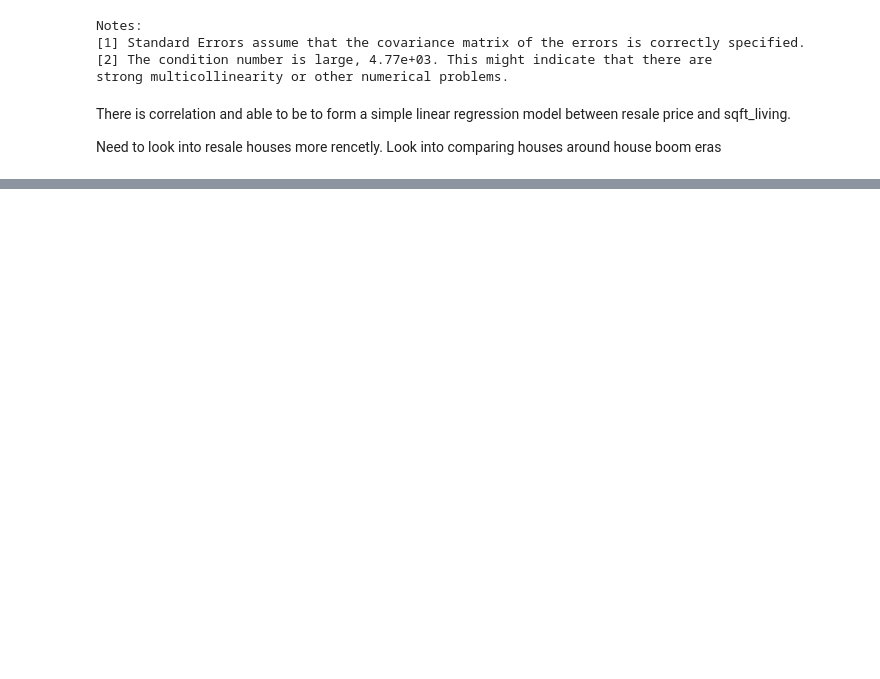
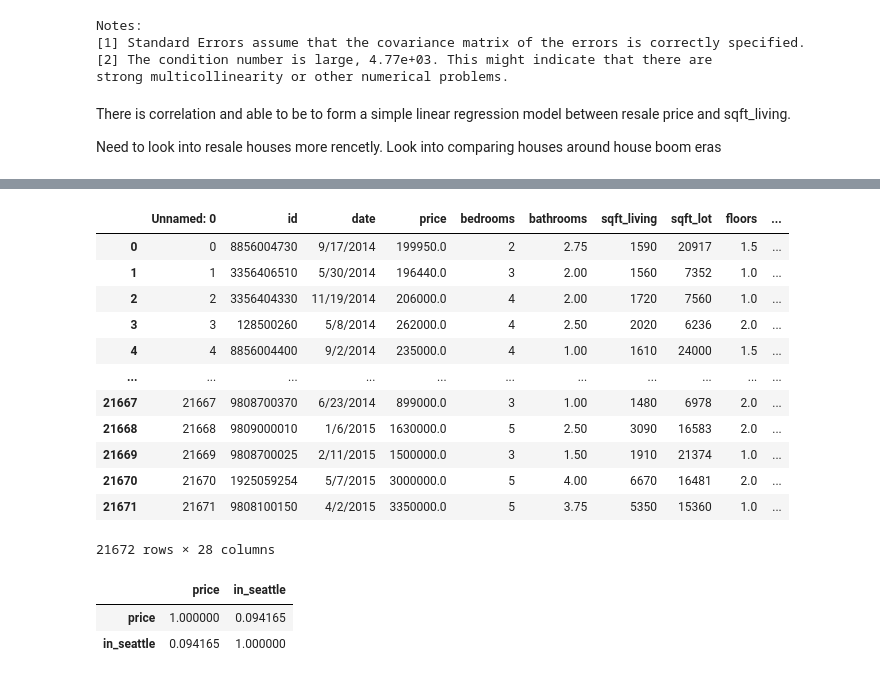
Before and after one commit to hanis-z/King-County-Millenial-homeowner-program, a Jupyter notebook: individualNotebooks/Kyle notebook.ipynb, the cells around one changed output, grey strips where cells are left out. Cells and saved outputs as stored; diff of their text form; code cells hidden in the pictures; blank space fills up the shorter version.

```diff
--- a/individualNotebooks/Kyle notebook.ipynb
+++ b/individualNotebooks/Kyle notebook.ipynb
@@ -422,0 +452,17 @@ Need to look into resale houses more rencetly.  Look  into comparing houses arou
+# %%
+df_hanis = pd.read_csv('https://raw.githubusercontent.com/hanis-z/Phase-2-project/Hanis/individualNotebooks/housing_gdf_complete.csv')
+df_hanis
+# %% [output]
+|  | Unnamed: 0 | id | date | price | bedrooms | bathrooms | sqft_living | sqft_lot | floors | ... |
+| 0 | 0 | 8856004730 | 9/17/2014 | 199950.0 | 2 | 2.75 | 1590 | 20917 | 1.5 | ... |
+| 1 | 1 | 3356406510 | 5/30/2014 | 196440.0 | 3 | 2.00 | 1560 | 7352 | 1.0 | ... |
+| 2 | 2 | 3356404330 | 11/19/2014 | 206000.0 | 4 | 2.00 | 1720 | 7560 | 1.0 | ... |
+| 3 | 3 | 128500260 | 5/8/2014 | 262000.0 | 4 | 2.50 | 2020 | 6236 | 2.0 | ... |
+| 4 | 4 | 8856004400 | 9/2/2014 | 235000.0 | 4 | 1.00 | 1610 | 24000 | 1.5 | ... |
+| ... | ... | ... | ... | ... | ... | ... | ... | ... | ... | ... |
+| 21667 | 21667 | 9808700370 | 6/23/2014 | 899000.0 | 3 | 1.00 | 1480 | 6978 | 2.0 | ... |
+| 21668 | 21668 | 9809000010 | 1/6/2015 | 1630000.0 | 5 | 2.50 | 3090 | 16583 | 2.0 | ... |
+| 21669 | 21669 | 9808700025 | 2/11/2015 | 1500000.0 | 3 | 1.50 | 1910 | 21374 | 1.0 | ... |
+| 21670 | 21670 | 1925059254 | 5/7/2015 | 3000000.0 | 5 | 4.00 | 6670 | 16481 | 2.0 | ... |
+| 21671 | 21671 | 9808100150 | 4/2/2015 | 3350000.0 | 5 | 3.75 | 5350 | 15360 | 1.0 | ... |
+21672 rows × 28 columns
@@ -422,0 +472,7 @@ Need to look into resale houses more rencetly.  Look  into comparing houses arou
+# %%
+test_df = df_hanis[['price','in_seattle']]
+test_df.corr()
+# %% [output]
+|  | price | in_seattle |
+| price | 1.000000 | 0.094165 |
+| in_seattle | 0.094165 | 1.000000 |
```
Also changed, not shown: parts of 17 cells of this notebook.
